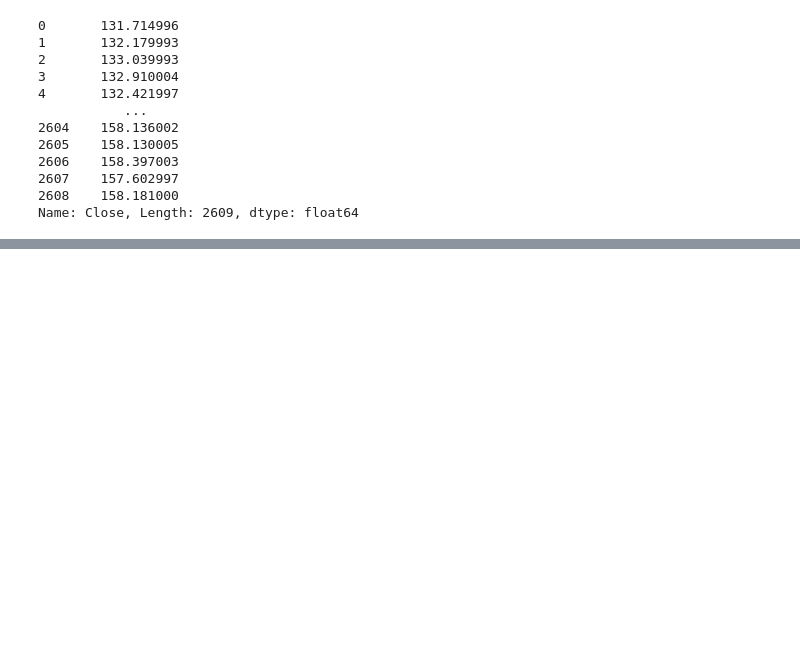
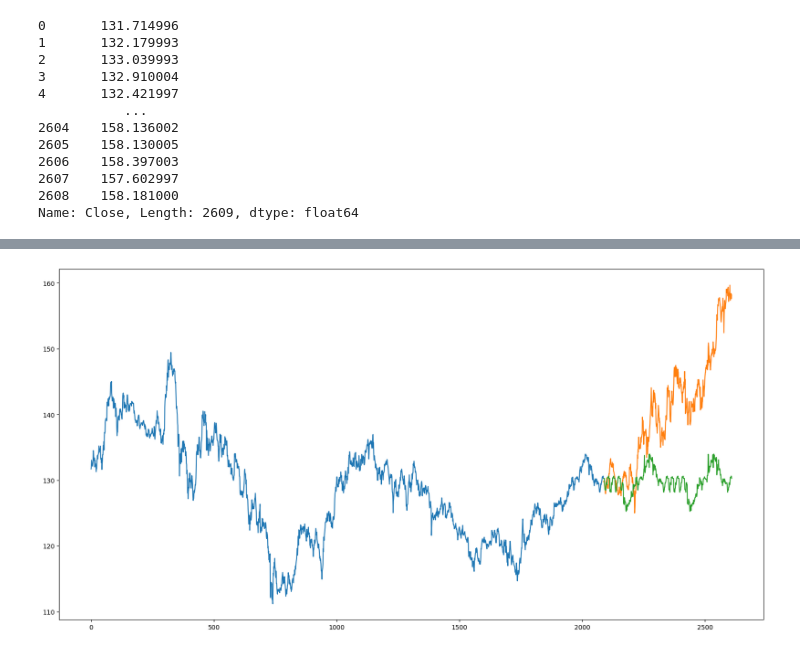
Before and after one commit to madinatt/Forex-Trend-Analysis, a Jupyter notebook: forex.ipynb, the cells around one changed output, grey strips where cells are left out. Saved outputs shown, nothing was run; the diff lists cells and outputs as text; code cells hidden in the pictures; blank space fills up the shorter version.

```diff
--- a/forex.ipynb
+++ b/forex.ipynb
@@ -201,0 +180,4 @@ pd.Series(y_pred,index = y_test.index).plot(figsize = [20,10])
+# %%
+modelprediction(DR)
+# %% [output]
+[figure, added]
```
Also changed, not shown: parts of 10 cells of this notebook.
